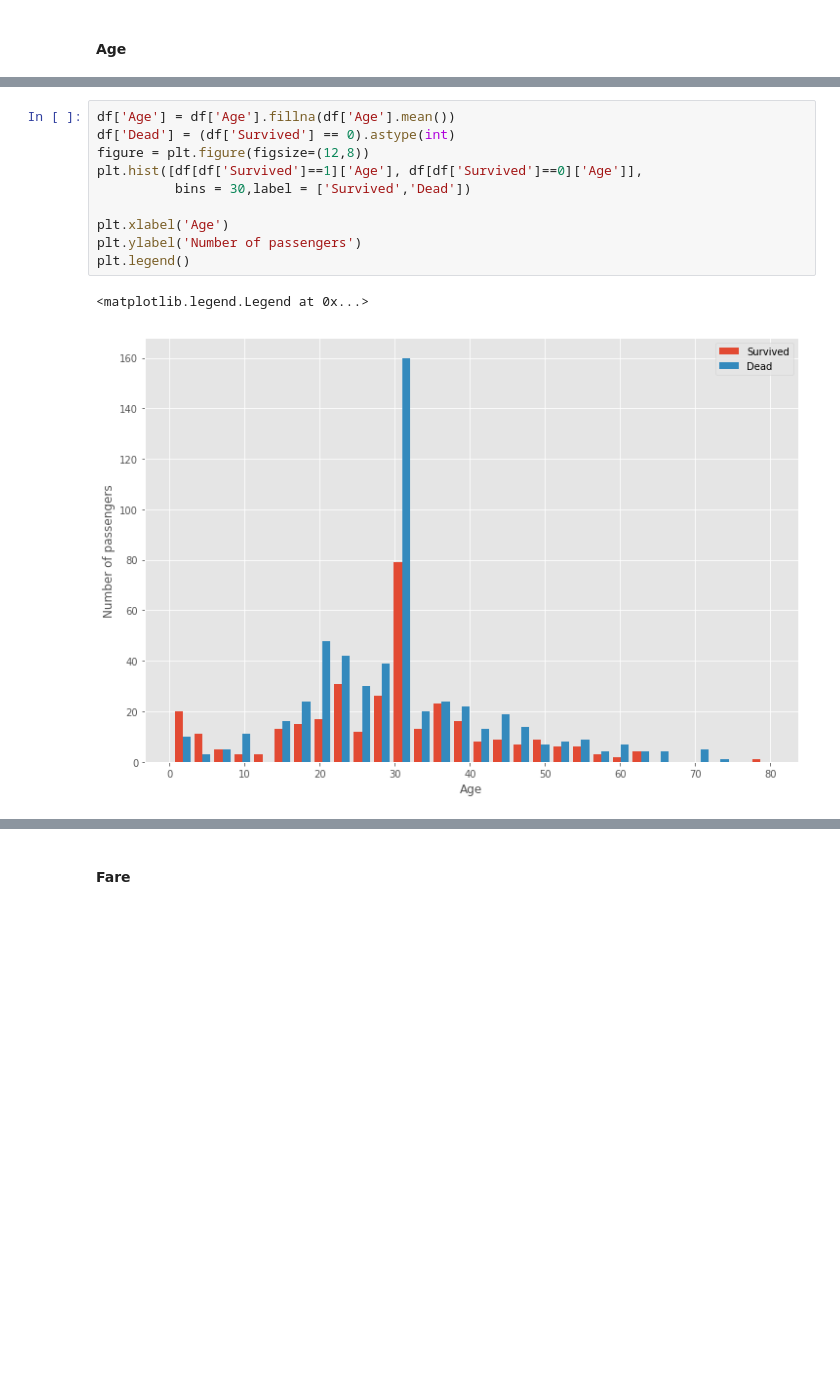
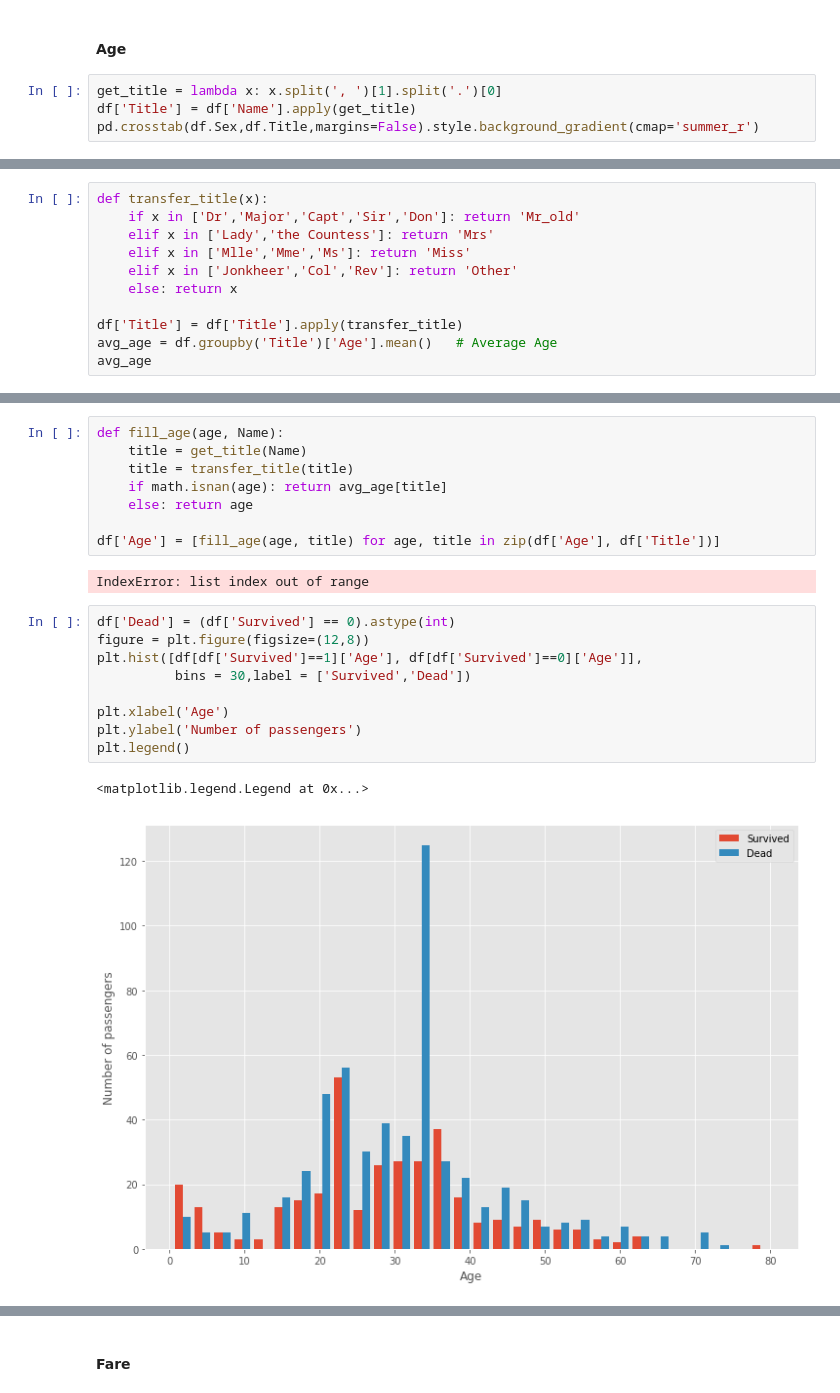
Before and after one commit to bethtseng/titanic, a Jupyter notebook: titanic.ipynb, the cells around one changed output, grey strips where cells are left out. Drawn from its saved outputs; the diff is of its cells as text; blank space fills up the shorter version.

Commit message:
change age fillna rule

```diff
--- a/titanic.ipynb
+++ b/titanic.ipynb
@@ -86,3 +142,7 @@ df_sibsp.plot(kind='bar', figsize=(10,6))
 # %% [markdown]
 <br>
 <b>Age
+# %%
+get_title = lambda x: x.split(', ')[1].split('.')[0]
+df['Title'] = df['Name'].apply(get_title)
+pd.crosstab(df.Sex,df.Title,margins=False).style.background_gradient(cmap='summer_r')
@@ -88,0 +176,11 @@ df_sibsp.plot(kind='bar', figsize=(10,6))
+# %%
+def transfer_title(x):
+    if x in ['Dr','Major','Capt','Sir','Don']: return 'Mr_old'
+    elif x in ['Lady','the Countess']: return 'Mrs'
+    elif x in ['Mlle','Mme','Ms']: return 'Miss'
+    elif x in ['Jonkheer','Col','Rev']: return 'Other'
+    else: return x
+
+df['Title'] = df['Title'].apply(transfer_title)
+avg_age = df.groupby('Title')['Age'].mean()   # Average Age
+avg_age
@@ -89,13 +196,22 @@ df_sibsp.plot(kind='bar', figsize=(10,6))
+# %%
+def fill_age(age, Name):
+    title = get_title(Name)
+    title = transfer_title(title)
+    if math.isnan(age): return avg_age[title]
+    else: return age
+
+df['Age'] = [fill_age(age, title) for age, title in zip(df['Age'], df['Title'])]
+# %% [output]
+IndexError: list index out of range
 # %%
-df['Age'] = df['Age'].fillna(df['Age'].mean())
 df['Dead'] = (df['Survived'] == 0).astype(int)
 figure = plt.figure(figsize=(12,8))
 plt.hist([df[df['Survived']==1]['Age'], df[df['Survived']==0]['Age']],
           bins = 30,label = ['Survived','Dead'])
 
 plt.xlabel('Age')
 plt.ylabel('Number of passengers')
 plt.legend()
 # %% [output]
 <matplotlib.legend.Legend at 0x...>
-[figure, old version]
+[figure, new version]
```
Also changed, not shown: parts of 18 cells of this notebook, 1 other file.
